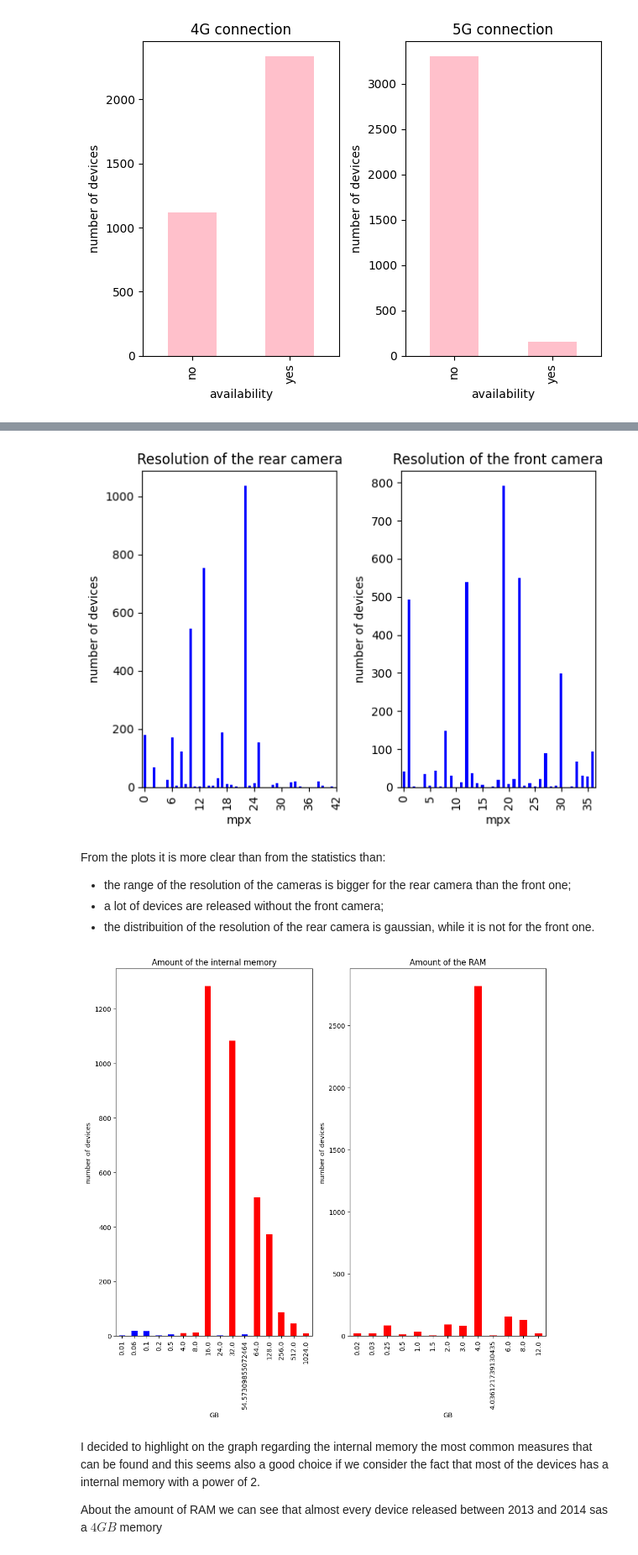
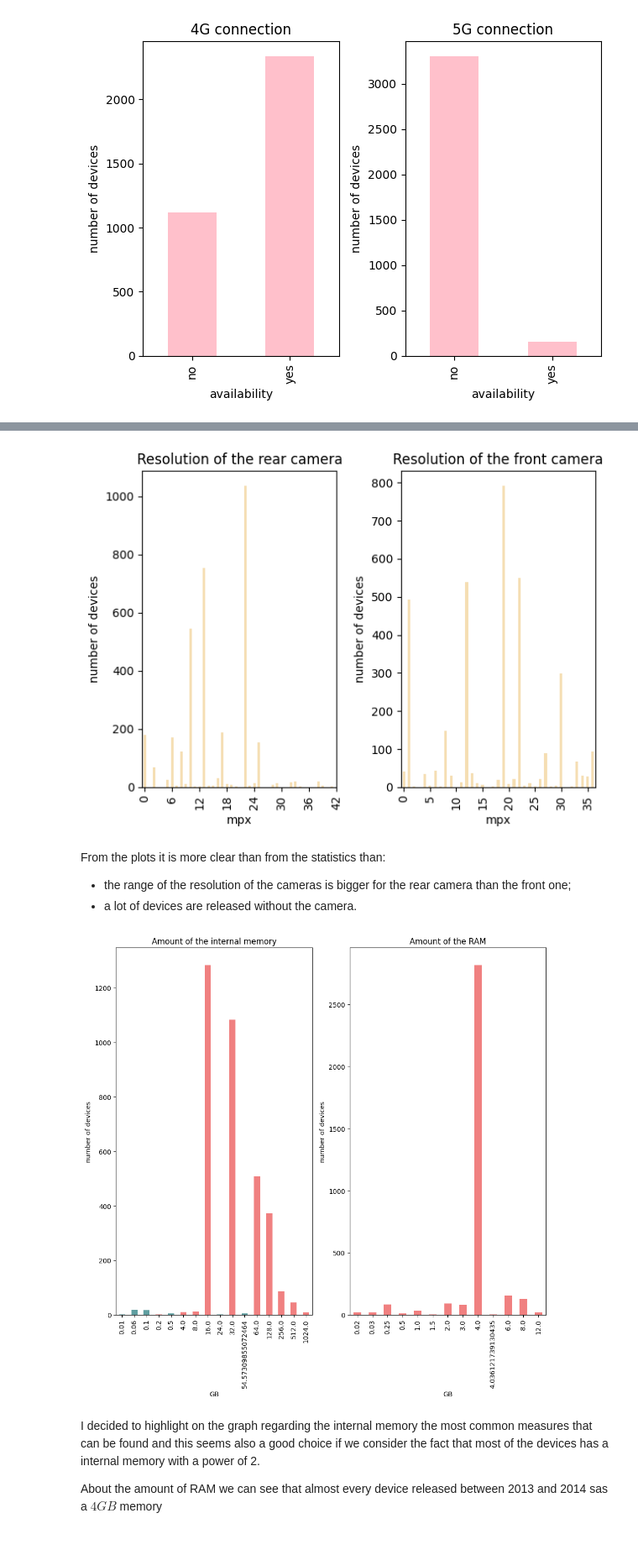
Before and after one commit to annalisadettorii/Project, a Jupyter notebook: project_notebook.ipynb, the cells around one changed output, grey strips where cells are left out. Shown at 84% size. Drawn from its saved outputs; the diff is of its cells as text; code cells hidden in the pictures.

```diff
--- a/project_notebook.ipynb
+++ b/project_notebook.ipynb
@@ -387,32 +373,31 @@ As I expected, the number of released devices with 4g is every year smaller and
 # %%
 fig, axes = plt.subplots(nrows=1, ncols=2)
 plt.setp(axes, xlabel = "mpx", ylabel= "number of devices")
-ax0 = used_device_df['rear_camera_mp'].value_counts().sort_index().plot(kind = 'bar', color = "blue", ax = axes[0], xticks = np.linspace(0, 42, 8))
-ax1 = used_device_df['front_camera_mp'].value_counts().sort_index().plot(kind = 'bar', color = "blue", ax = axes[1], xticks = np.linspace(0, 35, 8))
+ax0 = used_device_df['rear_camera_mp'].value_counts().sort_index().plot(kind = 'bar', color = "wheat", ax = axes[0], xticks = np.linspace(0, 42, 8))
+ax1 = used_device_df['front_camera_mp'].value_counts().sort_index().plot(kind = 'bar', color = "wheat", ax = axes[1], xticks = np.linspace(0, 35, 8))
 
 ax0.title.set_text('Resolution of the rear camera')
 ax1.title.set_text('Resolution of the front camera')
 fig.tight_layout()
 plt.show()
 # %% [output]
-[figure, old version]
+[figure, new version]
 # %% [markdown]
 From the plots it is more clear than from the statistics than:
 - the range of the resolution of the cameras is bigger for the rear camera than the front one;
-- a lot of devices are released without the front camera;
-- the distribuition of the resolution of the rear camera is gaussian, while it is not for the front one.
+- a lot of devices are released without the camera.
 # %%
 fig, axes = plt.subplots(nrows=1, ncols=2, figsize=(10,10))
 plt.setp(axes, xlabel = "GB", ylabel= "number of devices")
-my_colors = ['b','b','b','b','b','r','r','r','b','r','b','r','r','r','r','r']
+my_colors = ['cadetblue','cadetblue','cadetblue','lightcoral','cadetblue','lightcoral','lightcoral','lightcoral','cadetblue','lightcoral','cadetblue','lightcoral','lightcoral','lightcoral','lightcoral','lightcoral']
 ax0 = used_device_df['internal_memory'].value_counts().sort_index().plot(kind = 'bar', ax = axes[0], color = my_colors)
-ax1 = used_device_df['ram'].value_counts().sort_index().plot(kind = 'bar', ax = axes[1], color = 'red')
+ax1 = used_device_df['ram'].value_counts().sort_index().plot(kind = 'bar', ax = axes[1], color = 'lightcoral')
 ax0.title.set_text('Amount of the internal memory')
 ax1.title.set_text('Amount of the RAM')
 fig.tight_layout()
 plt.show()
 # %% [output]
-[figure, old version]
+[figure, new version]
 # %% [markdown]
 I decided to highlight on the graph regarding the internal memory the most common measures that can be found and this seems also a good choice if we consider the fact that most of the devices has a internal memory with a power of 2.
 
```
Also changed, not shown: parts of 31 cells of this notebook.
